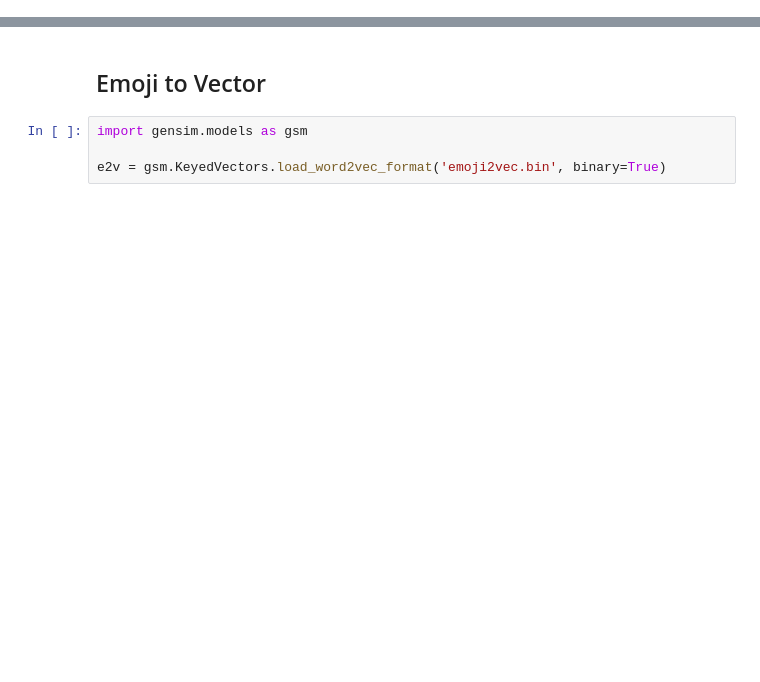
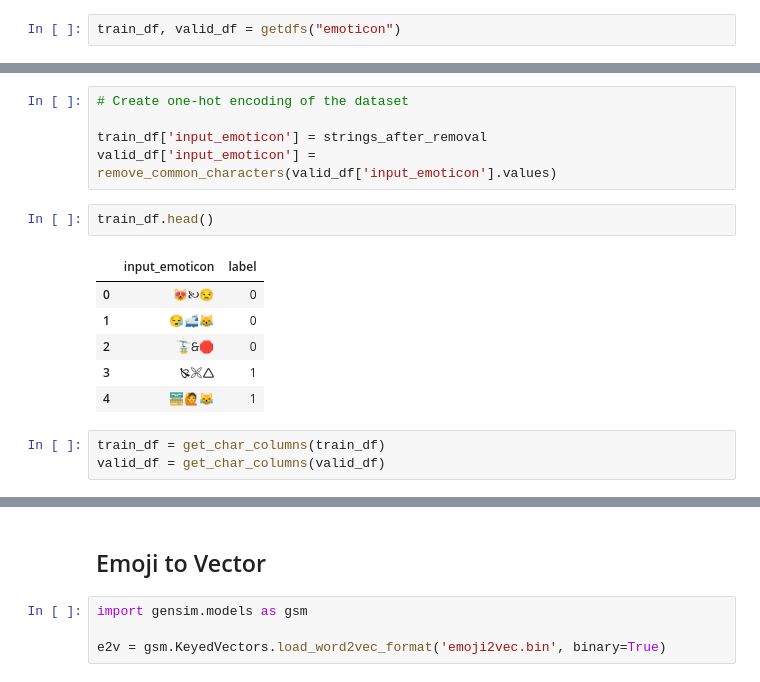
Before and after one commit to A-Rush-R/CS771-Mini-Project, a Jupyter notebook: emoticon/emoji_2_vec.ipynb, the cells around one changed output, grey strips where cells are left out. Cells and saved outputs as stored; diff of their text form; blank space fills up the shorter version.

```diff
--- a/emoticon/emoji_2_vec.ipynb
+++ b/emoticon/emoji_2_vec.ipynb
@@ -8 +9,3 @@ sys.path.append(os.path.abspath('../common')) # add path to common functions
+# %%
+train_df, valid_df = getdfs("emoticon")
 # %%
@@ -12,3 +24,20 @@ train_df, val_df = getdfs('emoticon')
+# %%
+# Create one-hot encoding of the dataset
+
+train_df['input_emoticon'] = strings_after_removal
+valid_df['input_emoticon'] = remove_common_characters(valid_df['input_emoticon'].values)
+# %%
+train_df.head()
+# %% [output]
+|  | input_emoticon | label |
+| 0 | 😻🙠😒 | 0 |
+| 1 | 😪🚅😹 | 0 |
+| 2 | 🚡🙲🛑 | 0 |
+| 3 | 🙐🙪🛆 | 1 |
+| 4 | 🚟🙋😹 | 1 |
+# %%
+train_df = get_char_columns(train_df)
+valid_df = get_char_columns(valid_df)
 # %%
 train_df.head()
 # %% [output]
```
Also changed, not shown: parts of 20 cells of this notebook.
